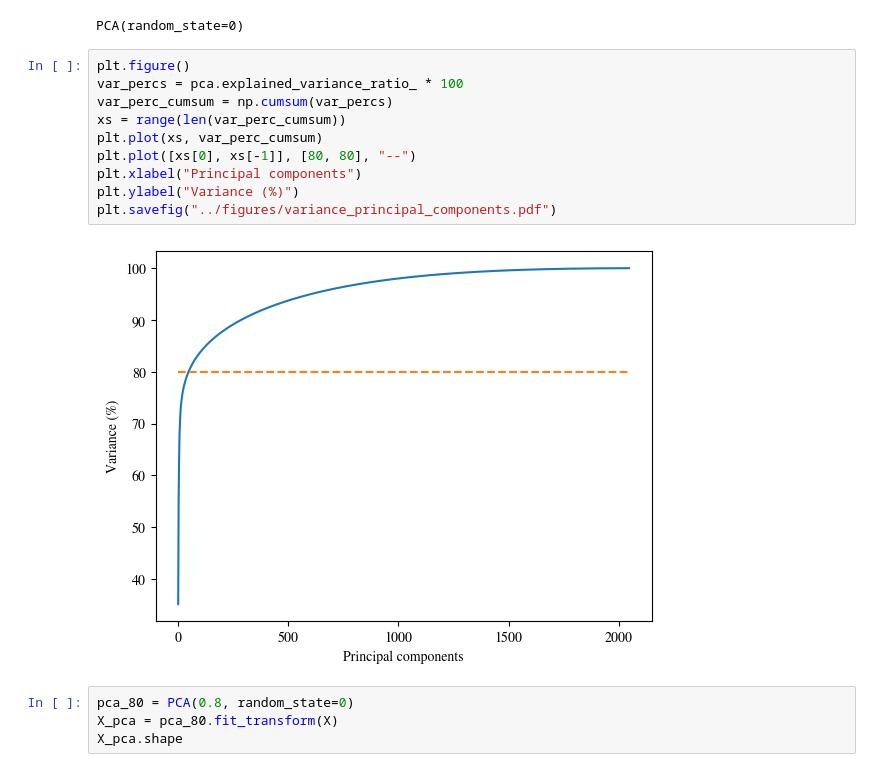
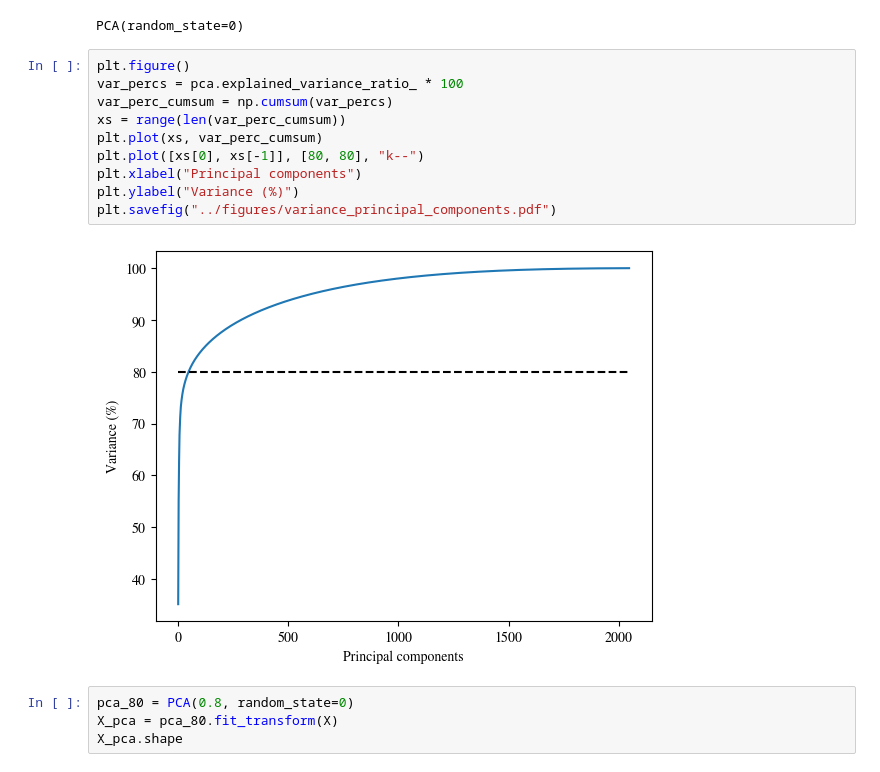
Before and after one commit to hwpang/RadicalTree, a Jupyter notebook: notebooks/6.1_cluster_resonance_radicals.ipynb, the cells around one changed output. Drawn from its saved outputs; the diff is of its cells as text.

```diff
--- a/notebooks/6.1_cluster_resonance_radicals.ipynb
+++ b/notebooks/6.1_cluster_resonance_radicals.ipynb
@@ -56,15 +57,15 @@ PCA(random_state=0)
 # %%
 plt.figure()
 var_percs = pca.explained_variance_ratio_ * 100
 var_perc_cumsum = np.cumsum(var_percs)
 xs = range(len(var_perc_cumsum))
 plt.plot(xs, var_perc_cumsum)
-plt.plot([xs[0], xs[-1]], [80, 80], "--")
+plt.plot([xs[0], xs[-1]], [80, 80], "k--")
 plt.xlabel("Principal components")
 plt.ylabel("Variance (%)")
 plt.savefig("../figures/variance_principal_components.pdf")
 # %% [output]
-[figure, old version]
+[figure, new version]
 # %%
 pca_80 = PCA(0.8, random_state=0)
 X_pca = pca_80.fit_transform(X)
```
Also changed, not shown: parts of 2 cells of this notebook, 2 other files.
